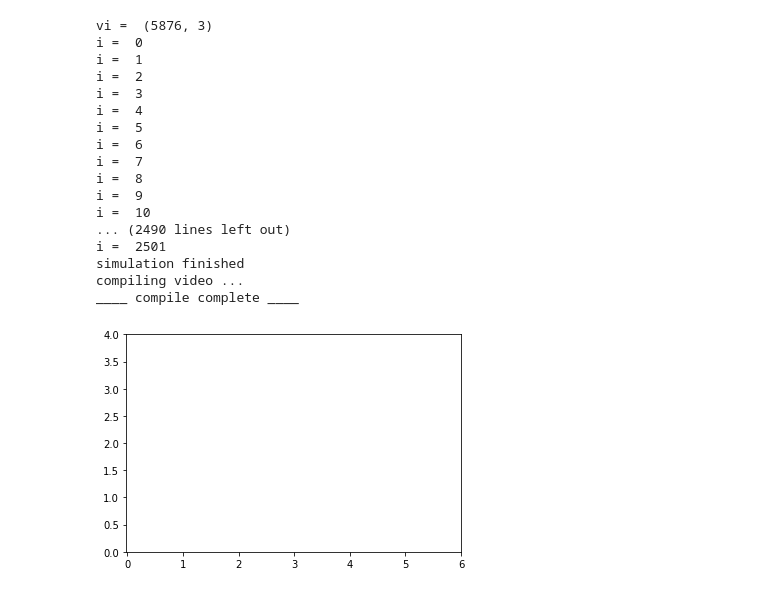
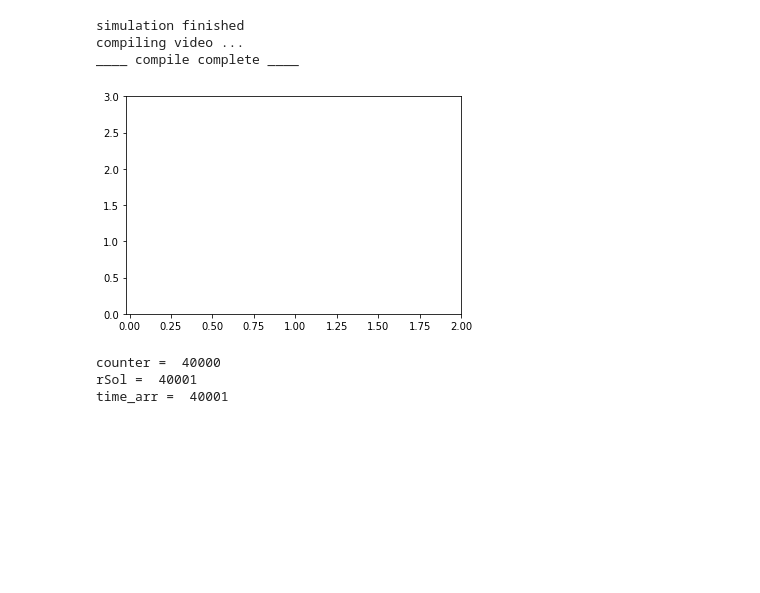
Before and after one commit to bmhowell/Cough_Simulation, a Jupyter notebook: cough_simulation.ipynb, the cells around one changed output. Saved outputs shown, nothing was run; the diff lists cells and outputs as text; code cells hidden in the pictures; blank space fills up the shorter version.

Commit message:
plotting updates

```diff
--- a/cough_simulation.ipynb
+++ b/cough_simulation.ipynb
@@ -12,7 +12,7 @@ start_time = time.time()
 r0 = np.array([0, 0, 2]).T      # starting height (m)
 g = np.array([0, 0, -9.81]).T   # gravity (m/s^2)
 
-t_tot = .25                        # simulation time (s)
+t_tot = 4                        # simulation time (s)
 dt = 1e-4                       # time step (s)
 V0 = 30                         # magnitude of cough velocity (m / s)
 rho = 1000                      # density of particles (kg / m^3)
@@ -88,8 +88,9 @@ from celluloid import Camera
 v0 = V0 * nPart
 rSol = []
 time_arr = []
-fig = plt.figure()
-camera = Camera(fig)
+tPlot = []
+fig0 = plt.figure()
+camera = Camera(fig0)
 plot_R = R[0,sample]
 # ---------------------------------------------
 # ----------- Begin time stepping -------------
@@ -106,11 +107,11 @@ timeFlight = np.zeros(len(inAir))
 
 t_step = 0
 time_arr.append(t_step)
-i = 0
-print('vi = ', vi.shape)
+
+i = 0; ii = 0
 while np.any(inAir):
-    if i % 10 == 0:
-        print('time = ', t_step)
+#     if i % 10 == 0:
+#         print('time = ', t_step)
     if t_step > t_tot:
         print("simulation finished")
         break
@@ -147,51 +148,47 @@ while np.any(inAir):
 
     ri[inAir,:] = ri[inAir,:] + dt*vi[inAir,:]
     vi[inAir,:] = vi[inAir,:] + dt*(fTot[inAir,:] / mi[inAir])
 
     contactSubstrate = np.where(ri[:, 2] <= 0)
     inAir[contactSubstrate] = False
     ri[contactSubstrate, 2] = 0
+    rSol.append(ri)
 
-    # animate
-    if i % 10 == 0:
+    # ------------ animate ------------
+    if i % 400 == 0:
         x2d = ri[sample,1]
         y2d = ri[sample,2]
         plt.scatter(r0[1], r0[2], color='k', s=500)
-        plt.scatter(x2d, y2d, c=plot_R, cmap='viridis')
-        plt.xlim(-0.02, 6)
-        plt.ylim(0, 4)
+        plt.scatter(x2d, y2d, c=plot_R, cmap='viridis', edgecolors='b')
+        plt.xlim(-0.02, 2)
+        plt.ylim(0, 3)
+
         camera.snap()
 
 
-    rSol.append(ri)
+
 
 
     t_step += dt
     time_arr.append(t_step)
     i += 1
 
 
 # --------------------------------------------
 print('compiling video ...')
 animation = camera.animate()
 animation.save('animation.mp4')
 print('____ compile complete ____')
 # %% [output]
-vi =  (5876, 3)
-i =  0
-i =  1
-i =  2
-i =  3
-i =  4
-i =  5
-i =  6
-i =  7
-i =  8
-i =  9
-i =  10
-... (2490 lines left out)
-i =  2501
 simulation finished
 compiling video ...
 ____ compile complete ____
-[figure, old version]
+[figure, new version]
+# %%
+print('counter = ', i)
+print('rSol = ', len(rSol))
+print('time_arr = ', len(time_arr))
+# %% [output]
+counter =  40000
+rSol =  40001
+time_arr =  40001
```
Also changed, not shown: parts of 3 cells of this notebook, 6 other files.
